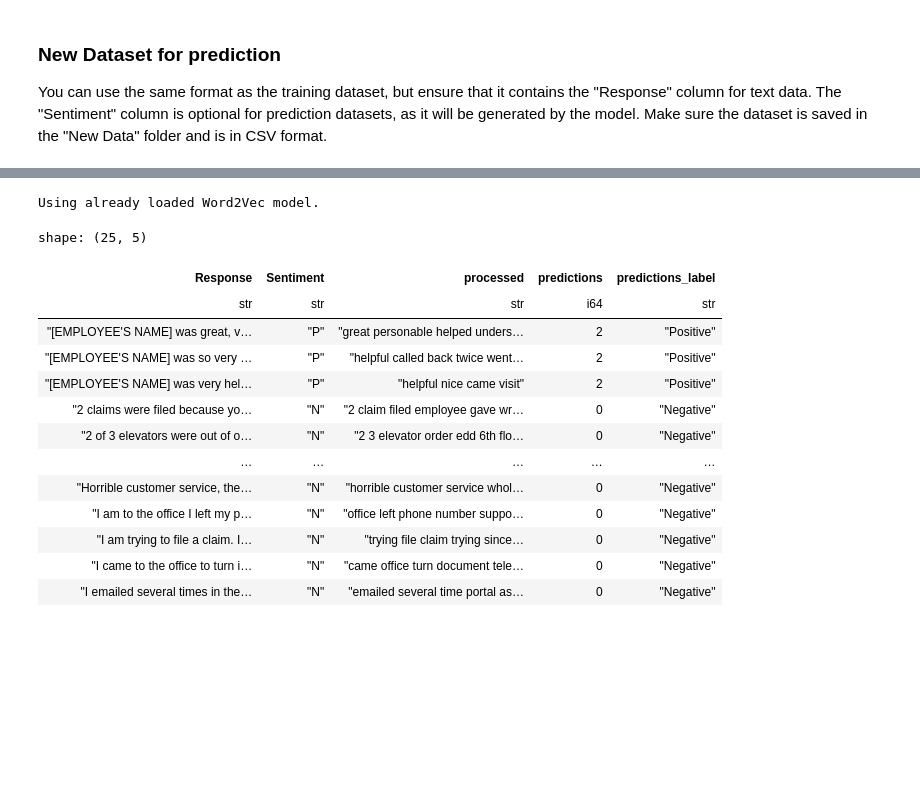
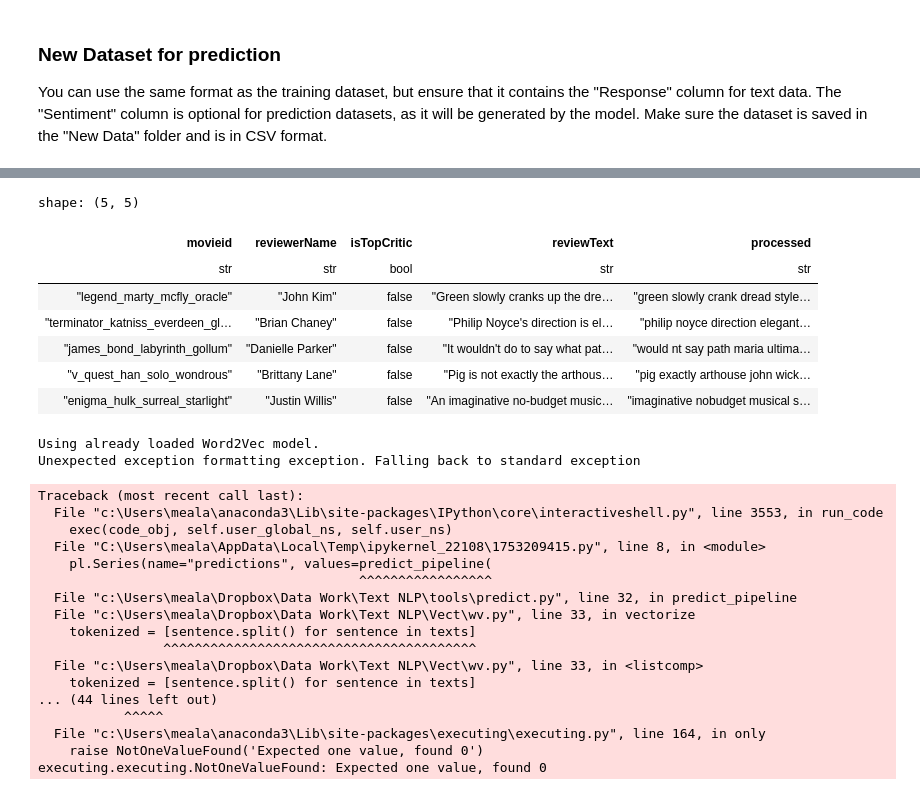
Before and after one commit to AlabhyaMe/Sentiments-Analysis, a Jupyter notebook: Sentimental Analysis Main File.ipynb, the cells around one changed output, grey strips where cells are left out. Cells and saved outputs as stored; diff of their text form; code cells hidden in the pictures; blank space fills up the shorter version.

```diff
--- a/Sentimental Analysis Main File.ipynb
+++ b/Sentimental Analysis Main File.ipynb
@@ -164,5 +165,5 @@ Accuracy:  0.797945205479452
 You can use the same format as the training dataset, but ensure that it contains the "Response" column for text data. The "Sentiment" column is optional for prediction datasets, as it will be generated by the model.
 Make sure the dataset is saved in the "New Data" folder and is in CSV format.
 # %%
-new_data = pl.read_csv("New Data/test_142.csv",encoding='ISO-8859-1') #keep your file here
+new_data = pl.read_csv("New Data/test.csv",encoding='ISO-8859-1') #keep your file here
 new_data.head(5)
@@ -179,3 +179,17 @@ shape: (5, 3)
+# %%
+new_data = new_data.with_columns(
+    pl.col("reviewText").map_elements(pre_process).alias("processed")  #add inside the map_elements
+)
+new_data.head(5)
+# %% [output]
+shape: (5, 5)
+| movieid | reviewerName | isTopCritic | reviewText | processed |
+| str | str | bool | str | str |
+| "legend_marty_mcfly_oracle" | "John Kim" | false | "Green slowly cranks up the dre… | "green slowly crank dread style… |
+| "terminator_katniss_everdeen_gl… | "Brian Chaney" | false | "Philip Noyce's direction is el… | "philip noyce direction elegant… |
+| "james_bond_labyrinth_gollum" | "Danielle Parker" | false | "It wouldn't do to say what pat… | "would nt say path maria ultima… |
+| "v_quest_han_solo_wondrous" | "Brittany Lane" | false | "Pig is not exactly the arthous… | "pig exactly arthouse john wick… |
+| "enigma_hulk_surreal_starlight" | "Justin Willis" | false | "An imaginative no-budget music… | "imaginative nobudget musical s… |
 # %%
 # DO NOT CHANGE THE CODE BELOW
 from sklearn.preprocessing import LabelEncoder
@@ -184,7 +198,11 @@ vectorizer_func = dt["vectorizer_name"]
 ml_model=dt["model_object"]
 
 new_data = new_data.with_columns(
-    pl.Series(name="predictions", values=predict_pipeline(new_data, vectorizer_func, ml_model))
+    pl.Series(name="predictions", values=predict_pipeline(
+        df = new_data,
+        text_column_name = "processed",  # this is the column name of the text data in the new data
+        vectorizer_func = vectorizer_func,  # this is the vectorizer function used in the training data
+        ml_model = ml_model))
 )
 
 # Convert numeric predictions to letter labels
@@ -196,17 +214,21 @@ new_data = new_data.with_columns(
 new_data.head(25)  # Display the first 10 rows of the DataFrame with predictions
 # %% [output]
 Using already loaded Word2Vec model.
+Unexpected exception formatting exception. Falling back to standard exception
-shape: (25, 5)
+Traceback (most recent call last):
+  File "c:\Users\meala\anaconda3\Lib\site-packages\IPython\core\interactiveshell.py", line 3553, in run_code
+    exec(code_obj, self.user_global_ns, self.user_ns)
+  File "C:\Users\meala\AppData\Local\Temp\ipykernel_22108\1753209415.py", line 8, in <module>
+    pl.Series(name="predictions", values=predict_pipeline(
+                                         ^^^^^^^^^^^^^^^^^
+  File "c:\Users\meala\Dropbox\Data Work\Text NLP\tools\predict.py", line 32, in predict_pipeline
+  File "c:\Users\meala\Dropbox\Data Work\Text NLP\Vect\wv.py", line 33, in vectorize
+    tokenized = [sentence.split() for sentence in texts]
+                ^^^^^^^^^^^^^^^^^^^^^^^^^^^^^^^^^^^^^^^^
+  File "c:\Users\meala\Dropbox\Data Work\Text NLP\Vect\wv.py", line 33, in <listcomp>
+    tokenized = [sentence.split() for sentence in texts]
+... (44 lines left out)
+           ^^^^^
+  File "c:\Users\meala\anaconda3\Lib\site-packages\executing\executing.py", line 164, in only
+    raise NotOneValueFound('Expected one value, found 0')
+executing.executing.NotOneValueFound: Expected one value, found 0
-| Response | Sentiment | processed | predictions | predictions_label |
-| str | str | str | i64 | str |
-| "[EMPLOYEE'S NAME] was great, v… | "P" | "great personable helped unders… | 2 | "Positive" |
-| "[EMPLOYEE'S NAME] was so very … | "P" | "helpful called back twice went… | 2 | "Positive" |
-| "[EMPLOYEE'S NAME] was very hel… | "P" | "helpful nice came visit" | 2 | "Positive" |
-| "2 claims were filed because yo… | "N" | "2 claim filed employee gave wr… | 0 | "Negative" |
-| "2 of 3 elevators were out of o… | "N" | "2 3 elevator order edd 6th flo… | 0 | "Negative" |
-| … | … | … | … | … |
-| "Horrible customer service, the… | "N" | "horrible customer service whol… | 0 | "Negative" |
-| "I am to the office I left my p… | "N" | "office left phone number suppo… | 0 | "Negative" |
-| "I am trying to file a claim. I… | "N" | "trying file claim trying since… | 0 | "Negative" |
-| "I came to the office to turn i… | "N" | "came office turn document tele… | 0 | "Negative" |
-| "I emailed several times in the… | "N" | "emailed several time portal as… | 0 | "Negative" |
```
Also changed, not shown: parts of 11 cells of this notebook, 6 other files.
